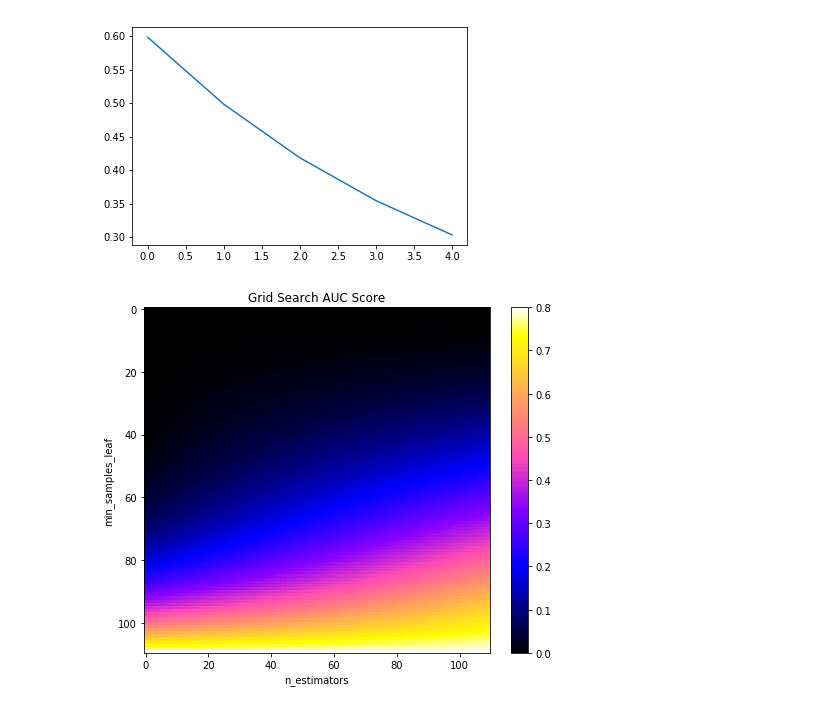
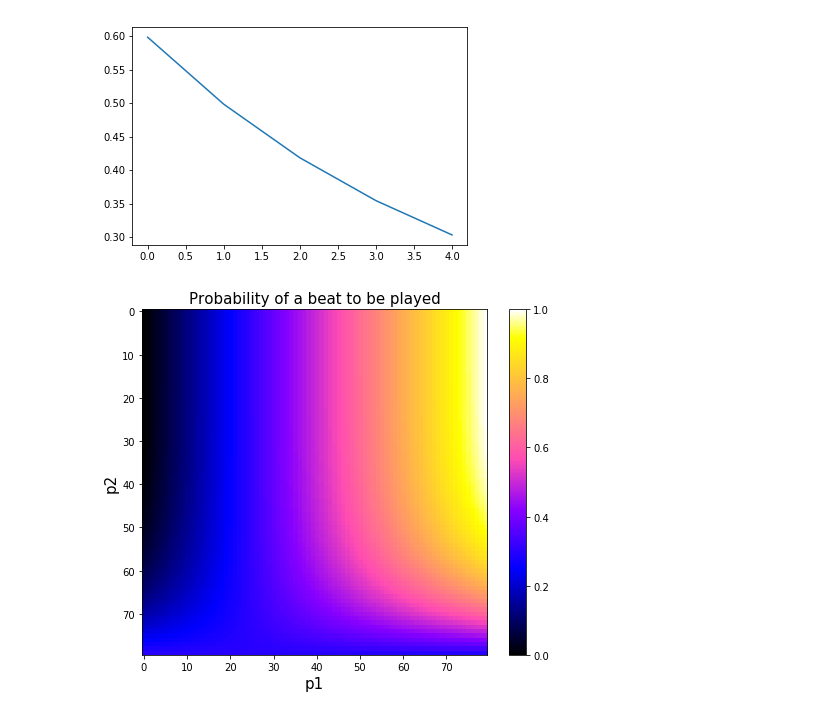
Before and after one commit to lucieperrotta/DCML, a Jupyter notebook: Grammar.ipynb, the cells around one changed output. Drawn from its saved outputs; the diff is of its cells as text; code cells hidden in the pictures.

Commit message:
Heatmap for Ternary plot

```diff
--- a/Grammar.ipynb
+++ b/Grammar.ipynb
@@ -161,22 +162,25 @@ plt.show
 <function matplotlib.pyplot.show>
 [figure]
 # %%
-# Grid search for plotting
-precision = 110
+# [Deprecated] Grid search for square plotting
+precision = 80
 grid = np.zeros((precision,precision,N))
 
 for idx, x in enumerate(np.linspace(0,1,precision)):
     for idy, y in enumerate(np.linspace(0, 1-x, precision)):
-        grid[idx,idy] = probs_in_order(L, x, y, 1-x-y, p4)
+        grid[idx,idy] = probs_in_order(L, x, y, 1-x-y, 0.3)
+
+# Heatmap for gridsearch
+plt.figure(figsize=(8, 6))
+plt.subplots_adjust(left=.2, right=0.95, bottom=0.15, top=0.95)
+plt.imshow(grid[:,:,0], interpolation='nearest', cmap=plt.cm.gnuplot2)
+fontsize = 15
+plt.xlabel('p1', fontsize=fontsize)
+plt.ylabel('p2', fontsize=fontsize)
+plt.colorbar()
+plt.title('Probability of a beat to be played', fontsize=fontsize)
+#plt.axis('off')
+plt.savefig("graphs/grid.png", bbox_inches='tight')
+plt.show()
+# %% [output]
+[figure, added]
-# %%
-# Heatmap for gridsearch
-plt.figure(figsize=(8, 6))
-plt.subplots_adjust(left=.2, right=0.95, bottom=0.15, top=0.95)
-plt.imshow(grid[:,:,2], interpolation='nearest', cmap=plt.cm.gnuplot2)
-plt.xlabel('n_estimators')
-plt.ylabel('min_samples_leaf')
-plt.colorbar()
-plt.title('Grid Search AUC Score')
-plt.show()
-# %% [output]
-[figure, removed]
```
Also changed, not shown: parts of 4 cells of this notebook, 2 other files.
